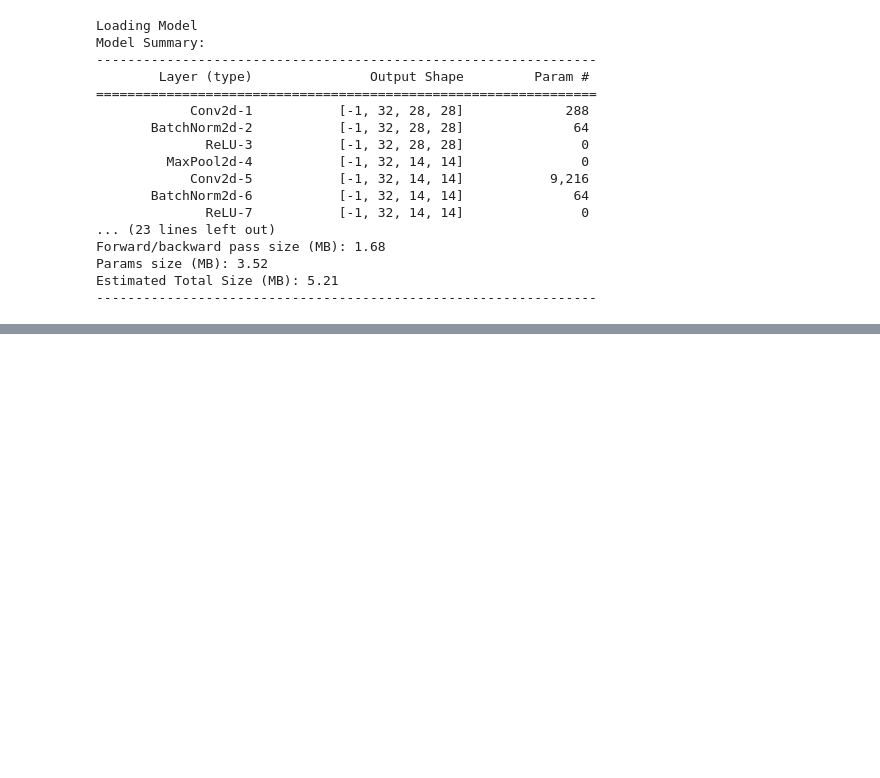
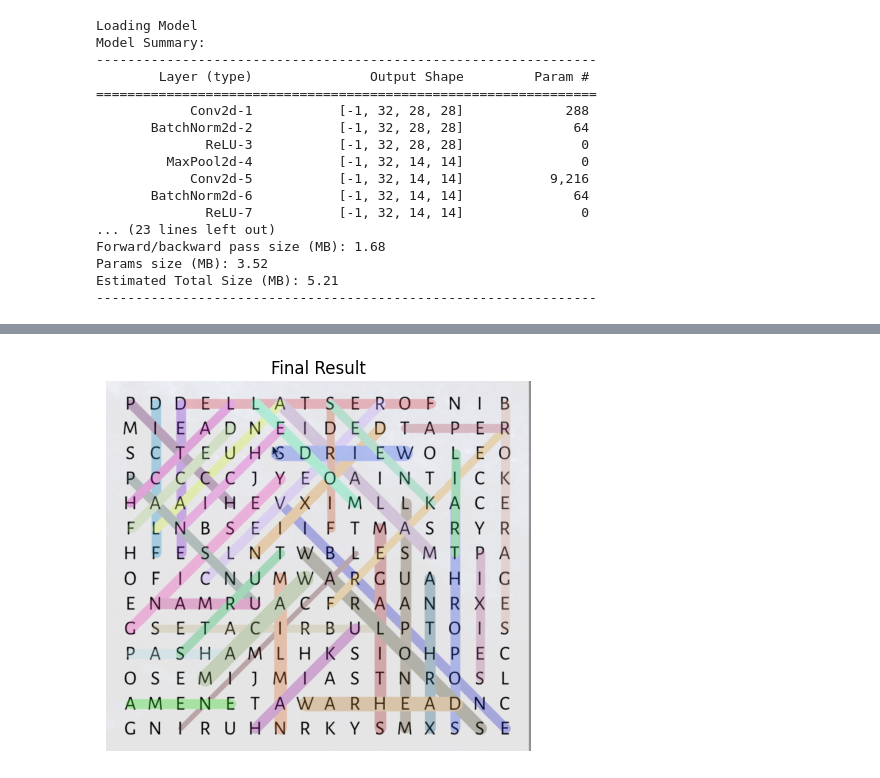
Before and after one commit to nkminion/WordSearchCNN, a Jupyter notebook: WordSearch.ipynb, the cells around one changed output, grey strips where cells are left out. Saved outputs shown, nothing was run; the diff lists cells and outputs as text; code cells hidden in the pictures; blank space fills up the shorter version.

```diff
--- a/WordSearch.ipynb
+++ b/WordSearch.ipynb
@@ -296,4 +295,11 @@ Letter: W
 # %%
-for i in crossword:
-	print(' '.join(i))
+#Load WordList
+
+Words = set()
+
+with open('EnglishWords.txt','r',encoding='UTF-8') as file:
+	while line := file.readline():
+		Words.add(line.strip())
+
+print(f"Loaded {len(Words)} words")
 # %% [output]
@@ -318,0 +434,22 @@ H M Y T O C G S N R A E L S D N E I R F
+# %%
+#Highlight words
+
+for word,coords in FilteredWords.items():
+	for instance in coords:
+		StartInd,EndInd = instance
+		StartCoords,EndCoords = PuzzleCoords[StartInd[0]][StartInd[1]],PuzzleCoords[EndInd[0]][EndInd[1]]
+		StartCenter = ((StartCoords[0]+StartCoords[2]//2),(StartCoords[1]+StartCoords[3]//2))
+		EndCenter = ((EndCoords[0]+EndCoords[2]//2),(EndCoords[1]+EndCoords[3]//2))
+		color = tuple(np.random.random(size=3)*256)
+		width = (StartCoords[2]+EndCoords[2])//2
+		cv2.line(img=OutputOverlayImg,pt1=StartCenter,pt2=EndCenter,color=color,thickness=width,lineType=cv2.LINE_AA)
+
+TestImg = cv2.addWeighted(src1=InputImg,alpha=0.7,src2=OutputOverlayImg,beta=0.3,gamma=0)
+
+TestImg = cv2.cvtColor(TestImg, cv2.COLOR_BGR2RGB)
+plt.imshow(TestImg)
+plt.axis('off')
+plt.title("Final Result")
+plt.show()
+# %% [output]
+[figure, added]
```
Also changed, not shown: parts of 7 cells of this notebook, 10 other files.
